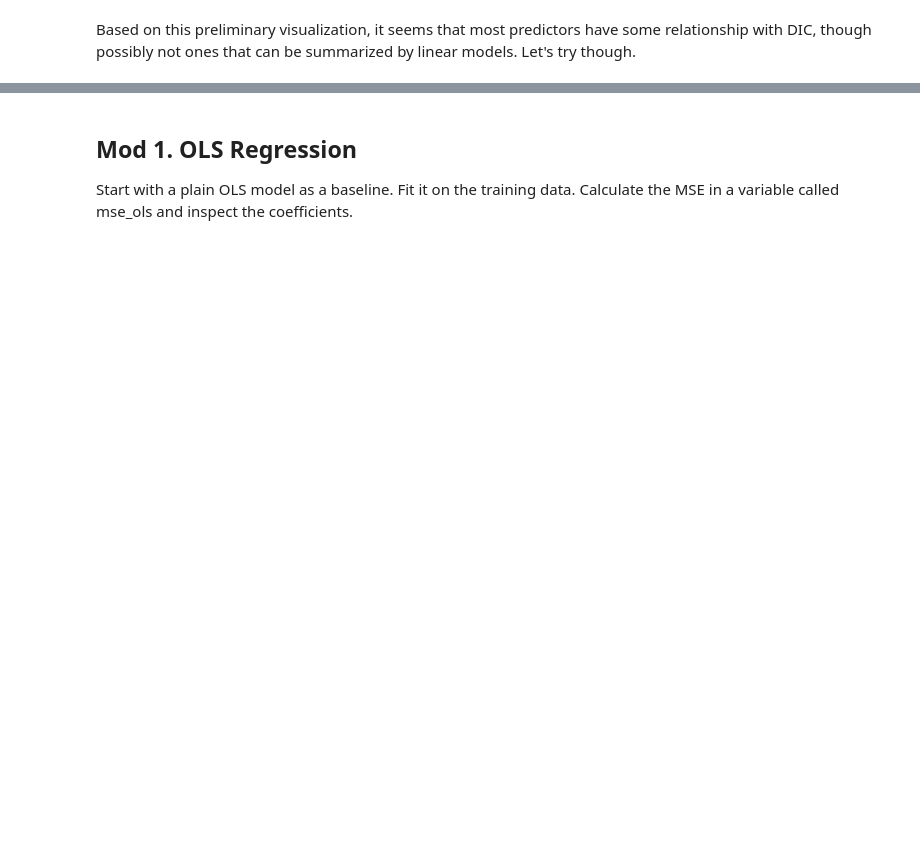
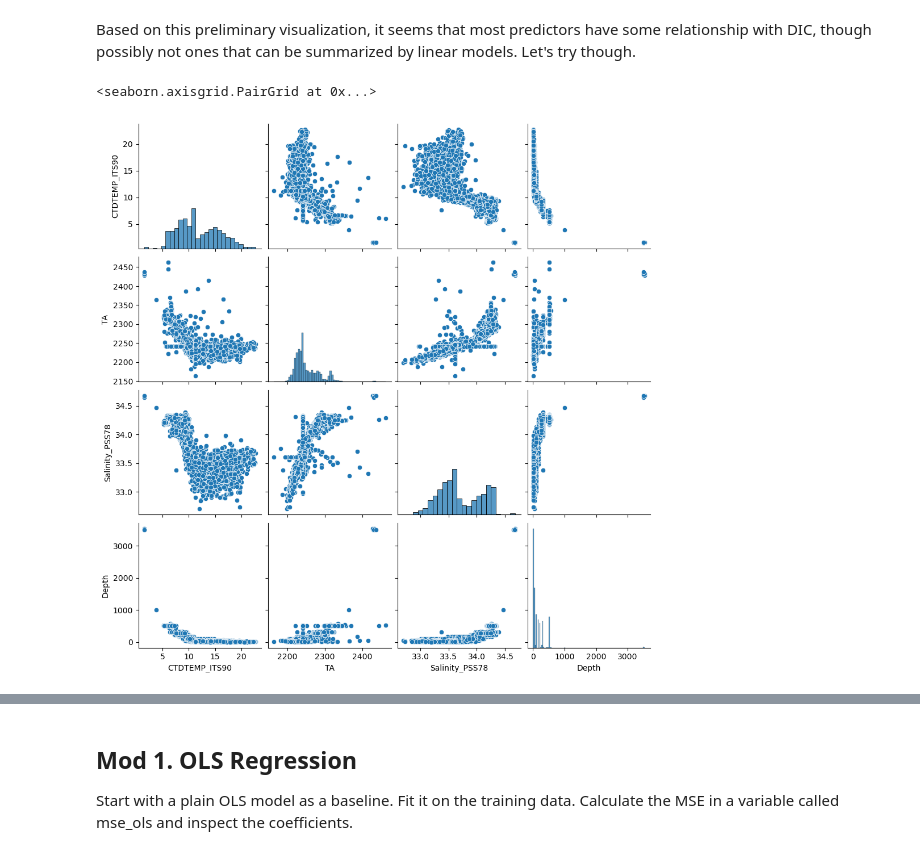
Before and after one commit to lsdixit/kaggle-competition, a Jupyter notebook: submission.ipynb, the cells around one changed output, grey strips where cells are left out. Cells and saved outputs as stored; diff of their text form; code cells hidden in the pictures; blank space fills up the shorter version.

```diff
--- a/submission.ipynb
+++ b/submission.ipynb
@@ -85,2 +88,7 @@ for ax, feature in zip(axes, features):
 # %% [markdown]
 Based on this preliminary visualization, it seems that most predictors have some relationship with DIC, though possibly not ones that can be summarized by linear models. Let's try though.
+# %%
+sns.pairplot(train[features])
+# %% [output]
+<seaborn.axisgrid.PairGrid at 0x...>
+[figure, added]
```
Also changed, not shown: parts of 9 cells of this notebook.
